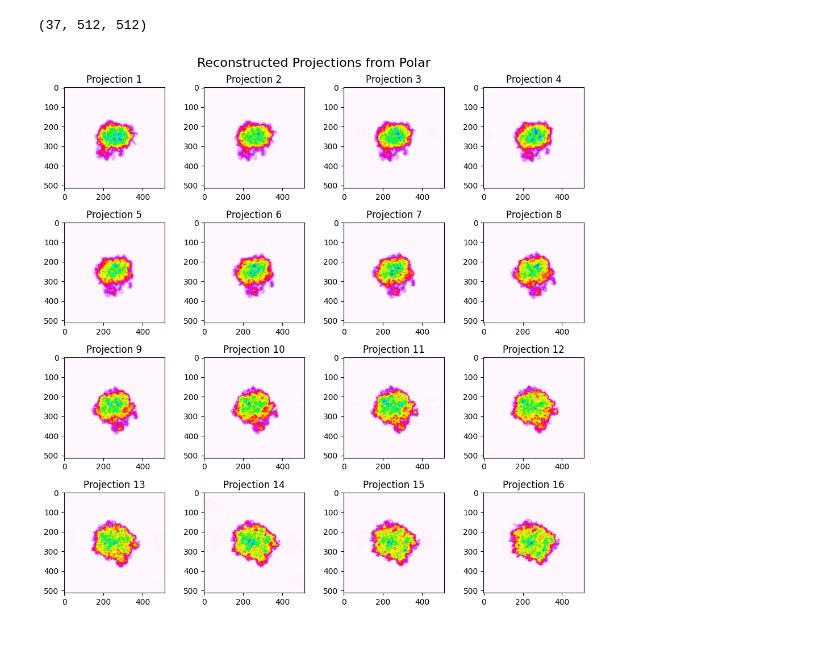
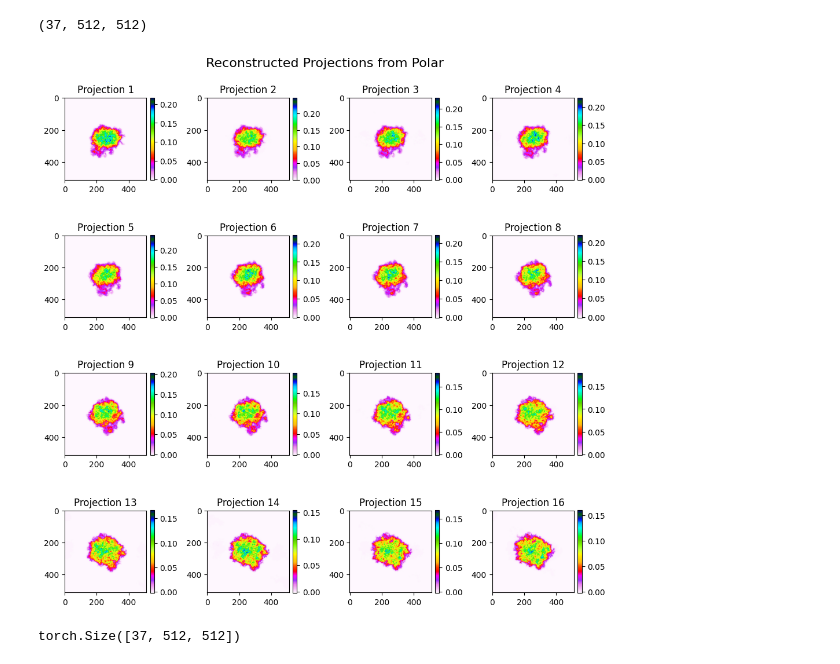
Before and after one commit to Lucaslab-Berkeley/Panther-EM, a Jupyter notebook: examples/polar_projections.ipynb, the cells around one changed output. Drawn from its saved outputs; the diff is of its cells as text; code cells hidden in the pictures.

```diff
--- a/examples/polar_projections.ipynb
+++ b/examples/polar_projections.ipynb
@@ -28,8 +36,8 @@ DEBUG - angles_shape: (37,)
 fig, axes = plt.subplots(4, 4, figsize=(10, 10))
 for i, ax in enumerate(axes.ravel()):
     ax.imshow(projections[i], cmap="gray")
-    ax.set_title(f"Projection {i+1}")
-    ax.axis("off")
+    ax.set_title(f"Projection {i + 1}")
+
 fig.suptitle("Polar Projections from Volume", fontsize=16)
 plt.tight_layout()
 plt.show()
@@ -38,27 +46,29 @@ plt.show()
 # %%
-# Take the projections from (b, angle, radius) to (angle, radius, b) so multi-channel
-# transforms images together
-projections = np.transpose(projections, (1, 2, 0))
-
-inverse_projections = warp_polar_inverse(
+inverse_projections = warp_offset_polar_inverse(
     projections,
     output_shape=(volume.shape[1], volume.shape[2]),
-    scaling="linear",
-    multichannel=True,
 )
 
-inverse_projections = np.transpose(inverse_projections, (2, 0, 1))
 inverse_projections.shape
 # %% [output]
 (37, 512, 512)
 # %%
 # Plot the first 16 reinverted projections
 fig, axes = plt.subplots(4, 4, figsize=(10, 10))
 for i, ax in enumerate(axes.ravel()):
-    ax.imshow(inverse_projections[i], cmap="gist_ncar_r")
-    ax.set_title(f"Projection {i+1}")
+    im = ax.imshow(inverse_projections[i], cmap="gist_ncar_r")
+    plt.colorbar(im, ax=ax, fraction=0.046, pad=0.04)
+    ax.set_title(f"Projection {i + 1}")
 fig.suptitle("Reconstructed Projections from Polar", fontsize=16)
 plt.tight_layout()
 plt.show()
 # %% [output]
-[figure, old version]
+[figure, new version]
+# %%
+# Plot the differences of the first 16 reinverted projections with their ground-truth
+ground_truth_projections = project_3d_to_2d(
+    volume=torch.from_numpy(volume), rotation_matrices=torch.from_numpy(rot_matrix)
+)
+ground_truth_projections.shape
+# %% [output]
+torch.Size([37, 512, 512])
```
Also changed, not shown: parts of 5 cells of this notebook, 10 other files.
